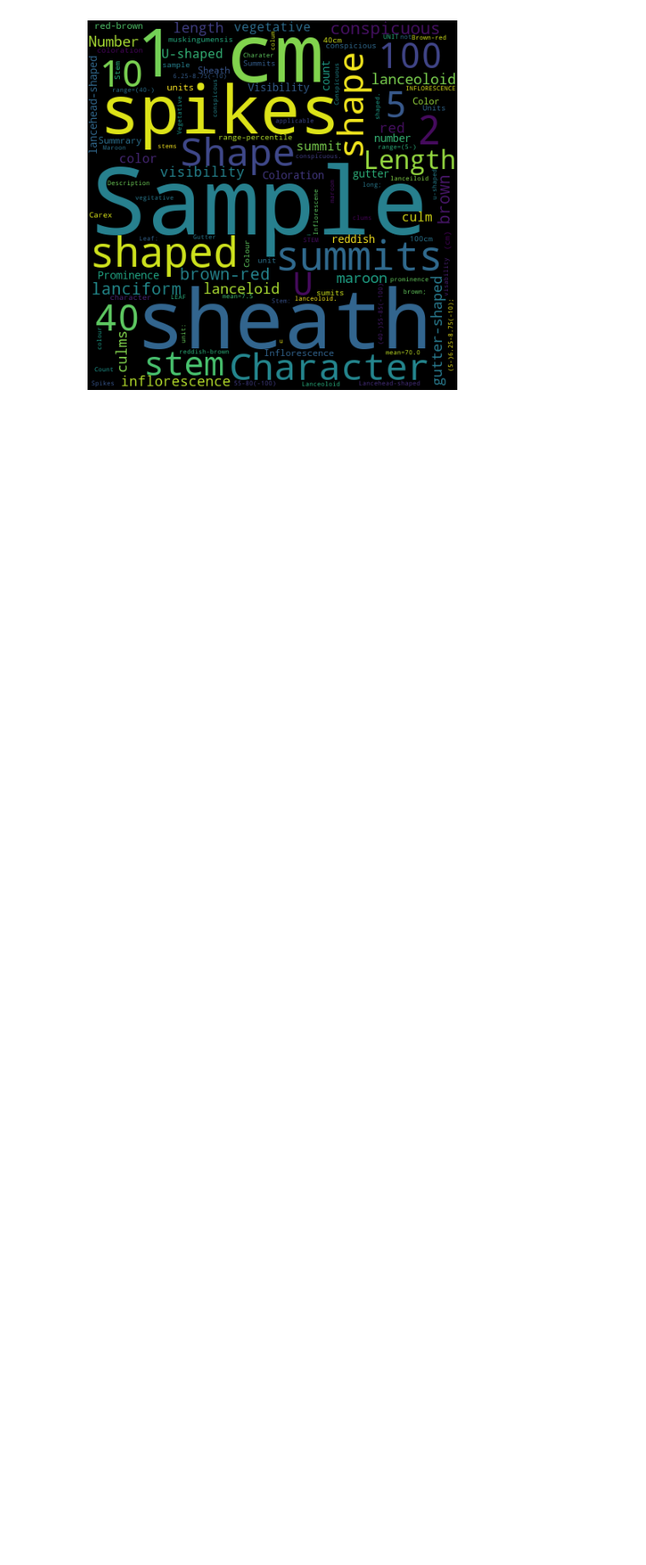
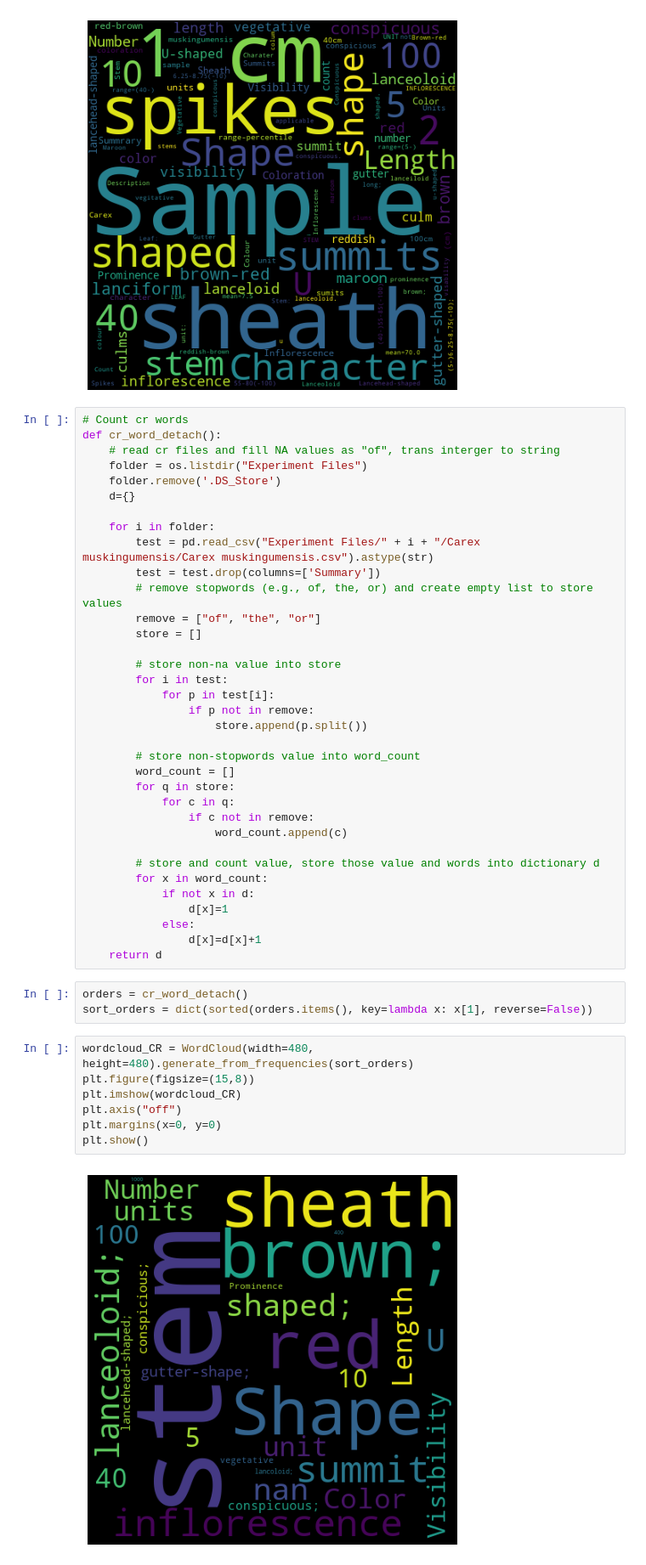
Before and after one commit to YuxuanZhou1/Character-Recorder-DA, a Jupyter notebook: Word_cloud.ipynb, the cells around one changed output. Shown at 85% size. Cells and saved outputs as stored; diff of their text form; blank space fills up the shorter version.

```diff
--- a/Word_cloud.ipynb
+++ b/Word_cloud.ipynb
@@ -128,3 +149,50 @@ plt.margins(x=0, y=0)
 plt.show()
 # %% [output]
 [figure]
+# %%
+# Count cr words
+def cr_word_detach():
+    # read cr files and fill NA values as "of", trans interger to string
+    folder = os.listdir("Experiment Files")
+    folder.remove('.DS_Store')
+    d={}
+
+    for i in folder:
+        test = pd.read_csv("Experiment Files/" + i + "/Carex muskingumensis/Carex muskingumensis.csv").astype(str)
+        test = test.drop(columns=['Summary'])
+        # remove stopwords (e.g., of, the, or) and create empty list to store values
+        remove = ["of", "the", "or"]
+        store = []
+
+        # store non-na value into store
+        for i in test:
+            for p in test[i]:
+                if p not in remove:
+                    store.append(p.split())
+
+        # store non-stopwords value into word_count
+        word_count = []
+        for q in store:
+            for c in q:
+                if c not in remove:
+                    word_count.append(c)
+
+        # store and count value, store those value and words into dictionary d
+        for x in word_count:
+            if not x in d:
+                d[x]=1
+            else:
+                d[x]=d[x]+1
+    return d
+# %%
+orders = cr_word_detach()
+sort_orders = dict(sorted(orders.items(), key=lambda x: x[1], reverse=False))
+# %%
+wordcloud_CR = WordCloud(width=480, height=480).generate_from_frequencies(sort_orders)
+plt.figure(figsize=(15,8))
+plt.imshow(wordcloud_CR)
+plt.axis("off")
+plt.margins(x=0, y=0)
+plt.show()
+# %% [output]
+[figure, added]
```
Also changed, not shown: parts of 1 cell of this notebook, 7 other files.
